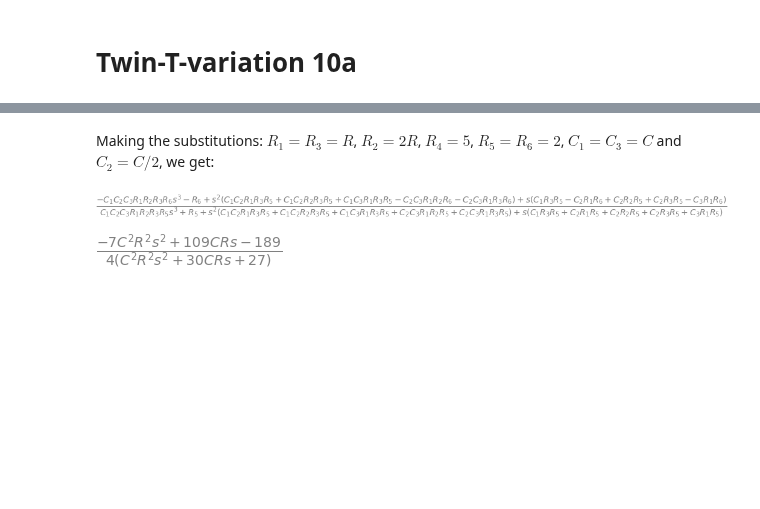
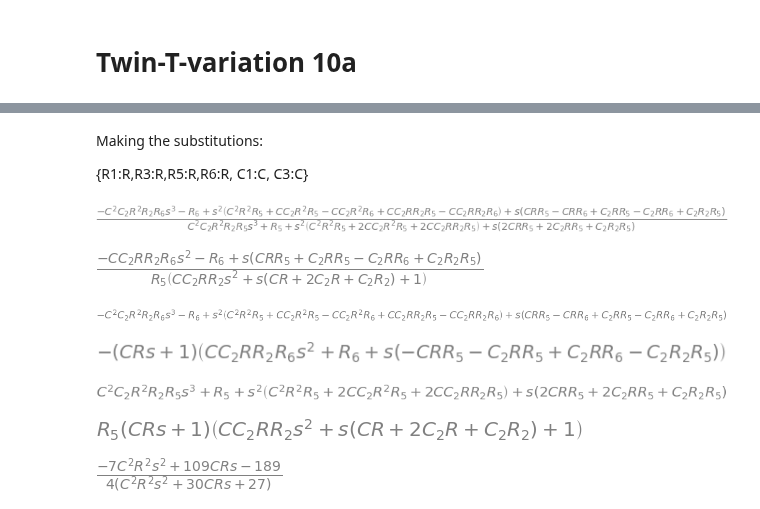
Before and after one commit to Tiburonboy/EE_jupyter_notebooks, a Jupyter notebook: Buchla Twin-T Active Filter/Twin-T_variations_v0.ipynb, the cells around one changed output, grey strips where cells are left out. Drawn from its saved outputs; the diff is of its cells as text; code cells hidden in the pictures; blank space fills up the shorter version.

```diff
--- a/Buchla Twin-T Active Filter/Twin-T_variations_v0.ipynb
+++ b/Buchla Twin-T Active Filter/Twin-T_variations_v0.ipynb
@@ -3016,8 +3024,15 @@ Markdown('$H(s)={:s}$'.format(latex(H_sym)))
 # %% [output]
 $H(s)=\frac{- C_{1} C_{2} C_{3} R_{1} R_{2} R_{3} R_{6} s^{3} - R_{6} + s^{2} \left(C_{1} C_{2} R_{1} R_{3} R_{5} + C_{1} C_{2} R_{2} R_{3} R_{5} + C_{1} C_{3} R_{1} R_{3} R_{5} - C_{2} C_{3} R_{1} R_{2} R_{6} - C_{2} C_{3} R_{1} R_{3} R_{6}\right) + s \left(C_{1} R_{3} R_{5} - C_{2} R_{1} R_{6} + C_{2} R_{2} R_{5} + C_{2} R_{3} R_{5} - C_{3} R_{1} R_{6}\right)}{C_{1} C_{2} C_{3} R_{1} R_{2} R_{3} R_{5} s^{3} + R_{5} + s^{2} \left(C_{1} C_{2} R_{1} R_{3} R_{5} + C_{1} C_{2} R_{2} R_{3} R_{5} + C_{1} C_{3} R_{1} R_{3} R_{5} + C_{2} C_{3} R_{1} R_{2} R_{5} + C_{2} C_{3} R_{1} R_{3} R_{5}\right) + s \left(C_{1} R_{3} R_{5} + C_{2} R_{1} R_{5} + C_{2} R_{2} R_{5} + C_{2} R_{3} R_{5} + C_{3} R_{1} R_{5}\right)}$
 # %% [markdown]
-Making the substitutions: $R_1=R_3=R$, $R_2=2R$, $R_4=5$, $R_5=R_6=2$, $C_1=C_3=C$ and $C_2=C/2$, we get:
+Making the substitutions:
+
+{R1:R,R3:R,R5:R,R6:R, C1:C, C3:C}
 # %%
-H_sym
+H_sym_reduced = H_sym.subs({R1:R, R3:R, C1:C, C3:C})
+H_sym_reduced
 # %% [output]
-[figure, old version]
+[figure, new version]
+# %%
+H_sym_reduced.simplify().collect(s)
+# %% [output]
+[figure, added]
@@ -3024,3 +3041,19 @@ H_sym
+# %%
+H_sym_num
+# %% [output]
+[figure, added]
+# %%
+H_sym_num.factor(s)
+# %% [output]
+[figure, added]
+# %%
+H_sym_denom
+# %% [output]
+[figure, added]
+# %%
+H_sym_denom.factor(s)
+# %% [output]
+[figure, added]
 # %%
 sub_values = {R1:R, R2:R, R3:R, R4:1, R5:4, R6:7, C1:C, C2:C/27, C3:C}
 H_sym.subs(sub_values).simplify()
```
Also changed, not shown: parts of 34 cells of this notebook, 1 other file.
